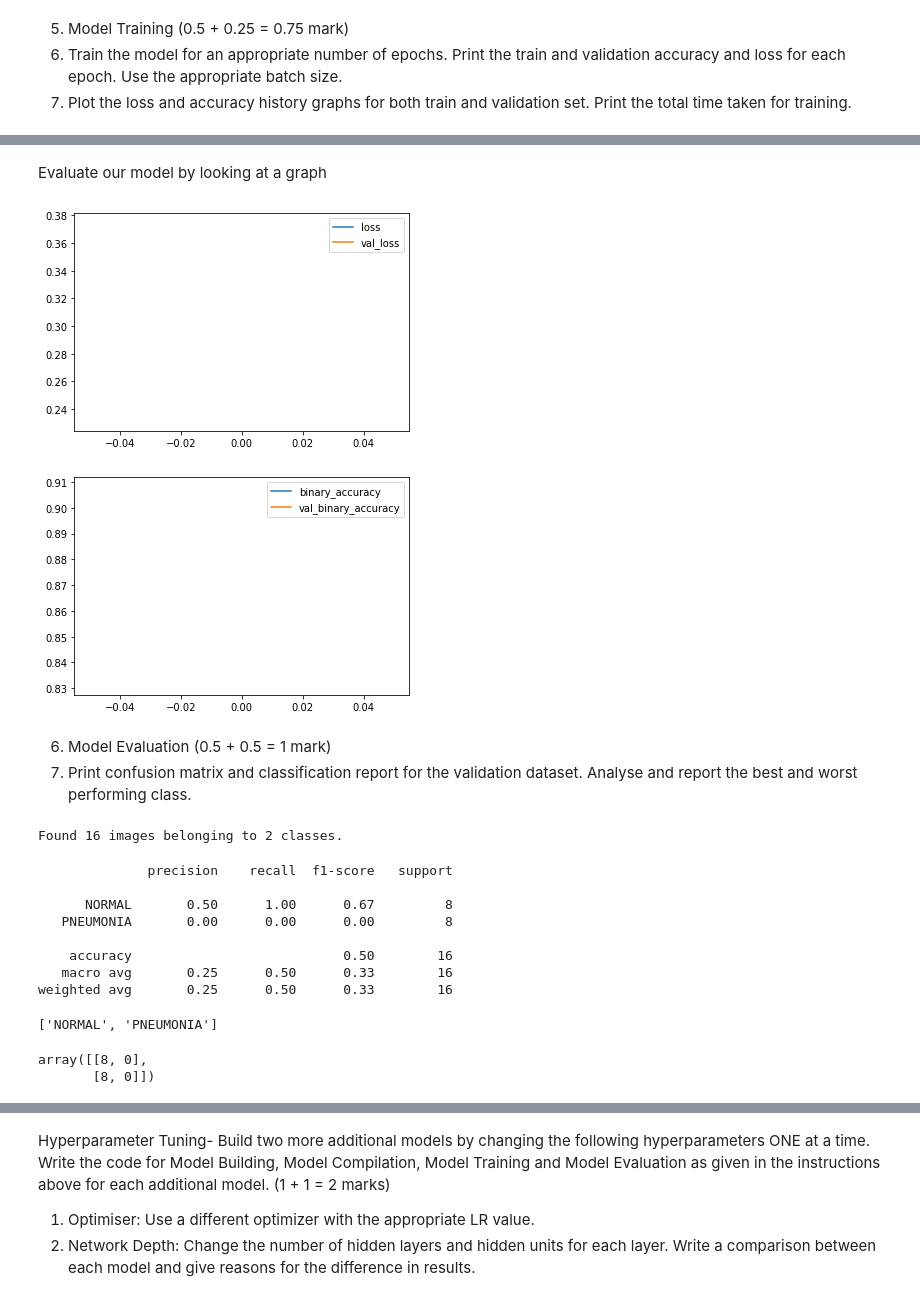
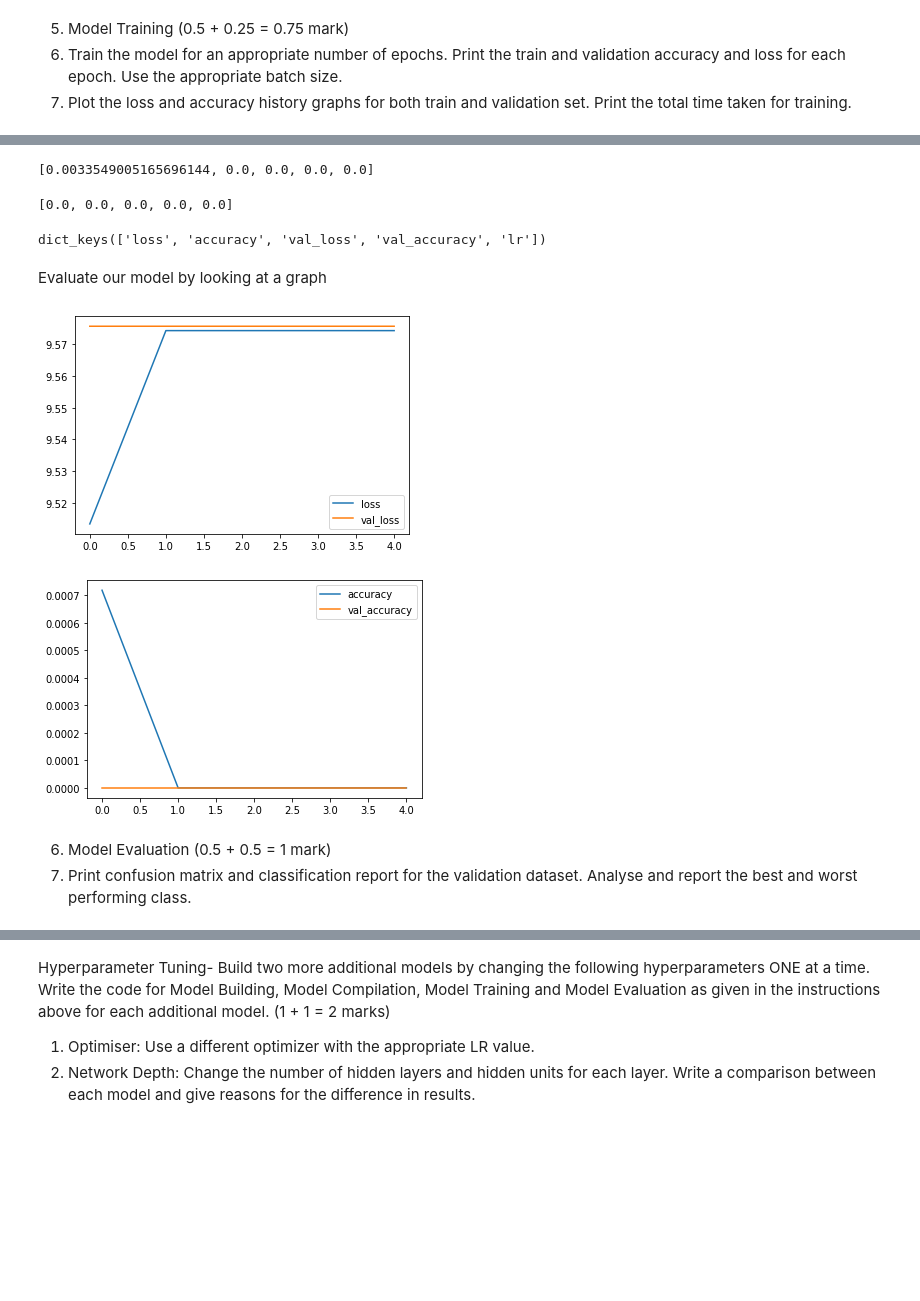
Before and after one commit to arindamdeyofficial/XRay_Pneumonia_Deep_Nural_Network_Analysis, a Jupyter notebook: XRay_Pneumonia_Deep_Nural_Network_Analysis.ipynb, the cells around one changed output, grey strips where cells are left out. Drawn from its saved outputs; the diff is of its cells as text; code cells hidden in the pictures; blank space fills up the shorter version.

```diff
--- a/XRay_Pneumonia_Deep_Nural_Network_Analysis.ipynb
+++ b/XRay_Pneumonia_Deep_Nural_Network_Analysis.ipynb
@@ -277,0 +290,20 @@ def initialize_model(name):
+# %%
+#ANN
+#Build the model
+# 3 layers, 1 layer to flatten the image to a 28 x 28 = 784 vector
+#           1 layer with 128 neurons and relu function
+#           1 layer with 10 neurons and softmax function
+#Create the neural network model
+def initialize_model(name):
+        model_ann = keras.Sequential([
+            keras.layers.Flatten(input_shape=(128,128,3)),
+            keras.layers.Dense(500,kernel_initializer='he_uniform', activation=tf.nn.relu),
+            keras.layers.Dense(700,kernel_initializer='he_uniform', activation=tf.nn.relu),
+            keras.layers.Dense(500,kernel_initializer='he_uniform', activation=tf.nn.relu),
+            keras.layers.Dense(4, kernel_initializer='random_uniform',activation=tf.nn.softmax)
+        ])
+        #Compile the model
+        #The loss function measures how well the model did on training , and then tries
+        #to improve on it using the optimizer
+        model_ann.compile(loss=tf.keras.losses.BinaryCrossentropy(), optimizer=tf.keras.optimizers.Adam(learning_rate=0.01), metrics=['accuracy'])
+        return model_ann
@@ -318,6 +332,6 @@ In order to prevent our model to overtrain we implement the following regulariza
 # %%
-model_baseline = initialize_model(name="baseline")
-history_baseline = compile_model(model_baseline)
+model_baseline = initialize_model(name="basemodel")
+history_baseline = model_baseline.compile(loss=tf.keras.losses.BinaryCrossentropy(), optimizer=tf.keras.optimizers.Adam(learning_rate=0.01), metrics=['accuracy'])
 callback = [EarlyStopping(patience=5, monitor='val_accuracy', restore_best_weights=True),
             ReduceLROnPlateau(monitor = 'val_loss', patience = 2, factor=0.3, verbose=1),
             ModelCheckpoint("xray_model_v2.h5",save_best_only=True)]
@@ -328,7 +342,7 @@ callback = [EarlyStopping(patience=5, monitor='val_accuracy', restore_best_weigh
 # %%
 history_baseline = model_baseline.fit(train_generator,
                                       batch_size=n_batch_size,
-                                      epochs=1,
+                                      epochs=5,
                                       validation_data=val_generator,shuffle=True,
                                       callbacks=callback) #,class_weight=class_weights)
 # %% [output]
@@ -346,25 +370,24 @@ scores
+# %%
+history_baseline.history['accuracy']
+# %% [output]
+[0.0033549005165696144, 0.0, 0.0, 0.0, 0.0]
+# %%
+history_baseline.history['val_accuracy']
+# %% [output]
+[0.0, 0.0, 0.0, 0.0, 0.0]
+# %%
+print(history_baseline.history.keys())
+# %% [output]
+dict_keys(['loss', 'accuracy', 'val_loss', 'val_accuracy', 'lr'])
 # %% [markdown]
 Evaluate our model by looking at a graph
 # %%
 history_frame = pd.DataFrame(history_baseline.history)
 history_frame.loc[:, ['loss', 'val_loss']].plot()
-history_frame.loc[:, ['binary_accuracy', 'val_binary_accuracy']].plot();
+history_frame.loc[:, ['accuracy', 'val_accuracy']].plot();
 # %% [output]
-[figure, old version]
+[figure, new version]
-[figure, old version]
+[figure, new version]
 # %% [markdown]
 6. Model Evaluation (0.5 + 0.5 = 1 mark)
   1. Print confusion matrix and classification report for the validation dataset. Analyse and report the best and worst performing class.
-# %%
-val_data_generator = val_generator.flow_from_directory(
-    val_data_dir, # Put your path here
-     target_size=(128, 128),
-    batch_size=32,
-    shuffle=False)
-val_steps_per_epoch = np.math.ceil(val_data_generator.samples / val_data_generator.batch_size)
-
-predictions = model.predict_generator(val_data_generator, steps=val_steps_per_epoch)
-# Get most likely class
-predicted_classes = np.argmax(predictions, axis=1)
-# %% [output]
-Found 16 images belonging to 2 classes.
@@ -374,21 +393,0 @@ class_labels = list(val_data_generator.class_indices.keys())
-# %%
-report = metrics.classification_report(true_classes, predicted_classes, target_names=class_labels)
-print(report)
-# %% [output]
-              precision    recall  f1-score   support
-
-      NORMAL       0.50      1.00      0.67         8
-   PNEUMONIA       0.00      0.00      0.00         8
-
-    accuracy                           0.50        16
-   macro avg       0.25      0.50      0.33        16
-weighted avg       0.25      0.50      0.33        16
-# %%
-class_labels
-# %% [output]
-['NORMAL', 'PNEUMONIA']
-# %%
-metrics.confusion_matrix(true_classes, predicted_classes)
-# %% [output]
-array([[8, 0],
-       [8, 0]])
```
Also changed, not shown: parts of 72 cells of this notebook.
